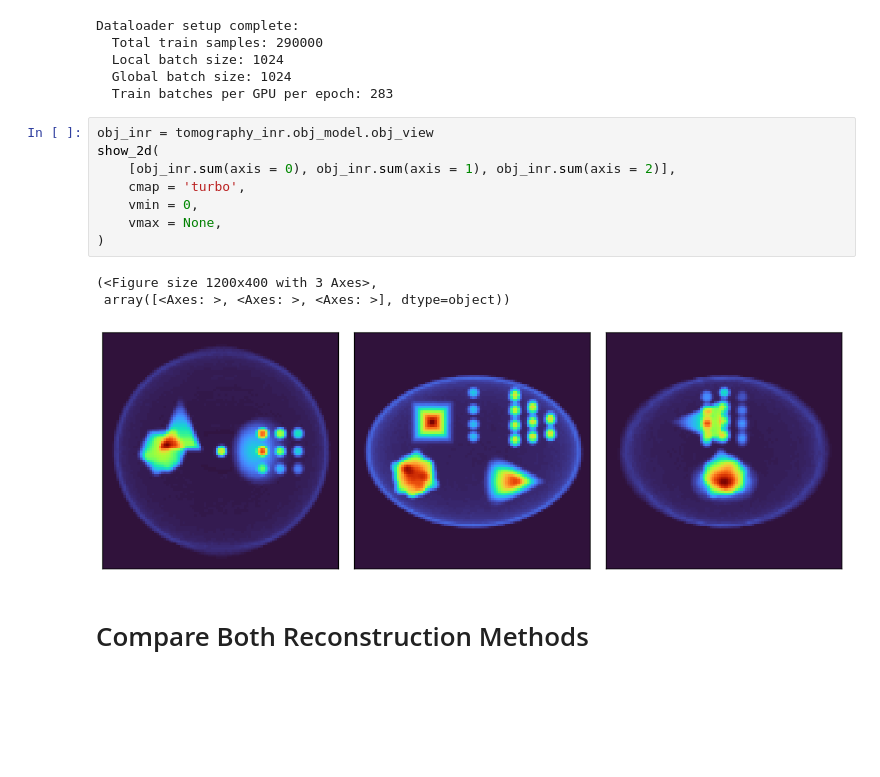
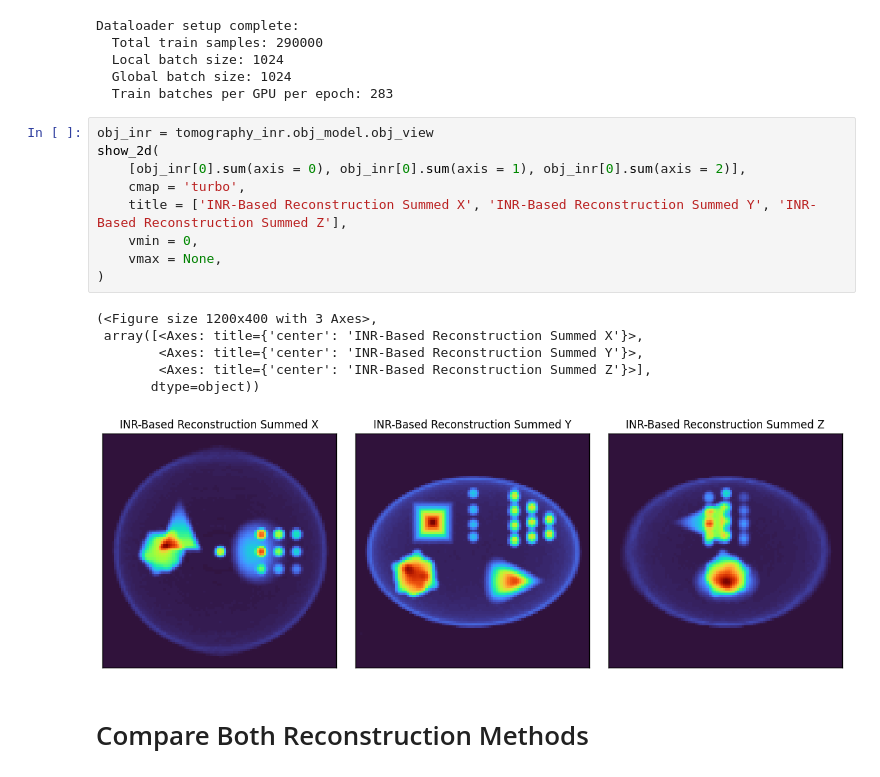
Before and after one commit to electronmicroscopy/quantem-tutorials, a Jupyter notebook: tutorials/tomography/notebooks/tomography_01_lite.ipynb, the cells around one changed output. Drawn from its saved outputs; the diff is of its cells as text; blank space fills up the shorter version.

```diff
--- a/tutorials/tomography/notebooks/tomography_01_lite.ipynb
+++ b/tutorials/tomography/notebooks/tomography_01_lite.ipynb
@@ -150,15 +136,19 @@ Dataloader setup complete:
 # %%
 obj_inr = tomography_inr.obj_model.obj_view
 show_2d(
-    [obj_inr.sum(axis = 0), obj_inr.sum(axis = 1), obj_inr.sum(axis = 2)],
+    [obj_inr[0].sum(axis = 0), obj_inr[0].sum(axis = 1), obj_inr[0].sum(axis = 2)],
     cmap = 'turbo',
+    title = ['INR-Based Reconstruction Summed X', 'INR-Based Reconstruction Summed Y', 'INR-Based Reconstruction Summed Z'],
     vmin = 0,
     vmax = None,
 )
 # %% [output]
 (<Figure size 1200x400 with 3 Axes>,
- array([<Axes: >, <Axes: >, <Axes: >], dtype=object))
+ array([<Axes: title={'center': 'INR-Based Reconstruction Summed X'}>,
+        <Axes: title={'center': 'INR-Based Reconstruction Summed Y'}>,
+        <Axes: title={'center': 'INR-Based Reconstruction Summed Z'}>],
+       dtype=object))
-[figure, old version]
+[figure, new version]
 # %% [markdown]
 # Compare Both Reconstruction Methods
 # %%
```
Also changed, not shown: parts of 11 cells of this notebook.
